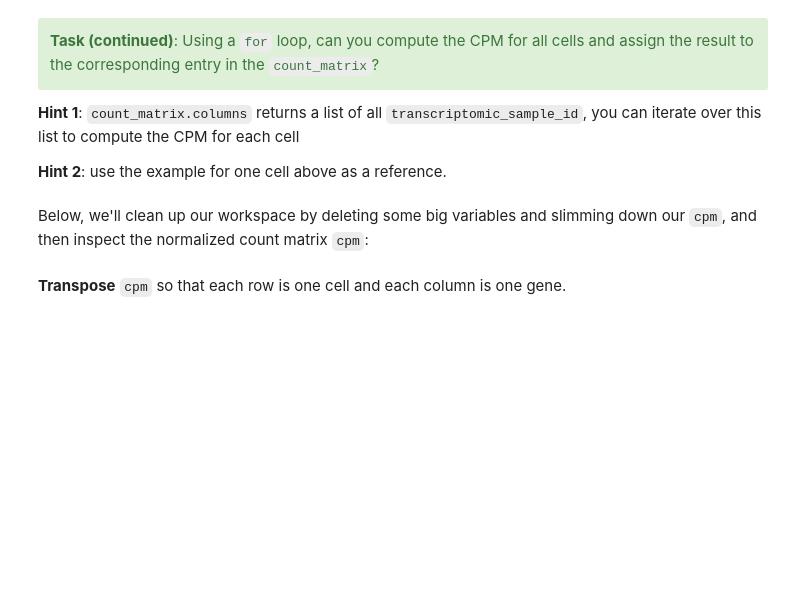
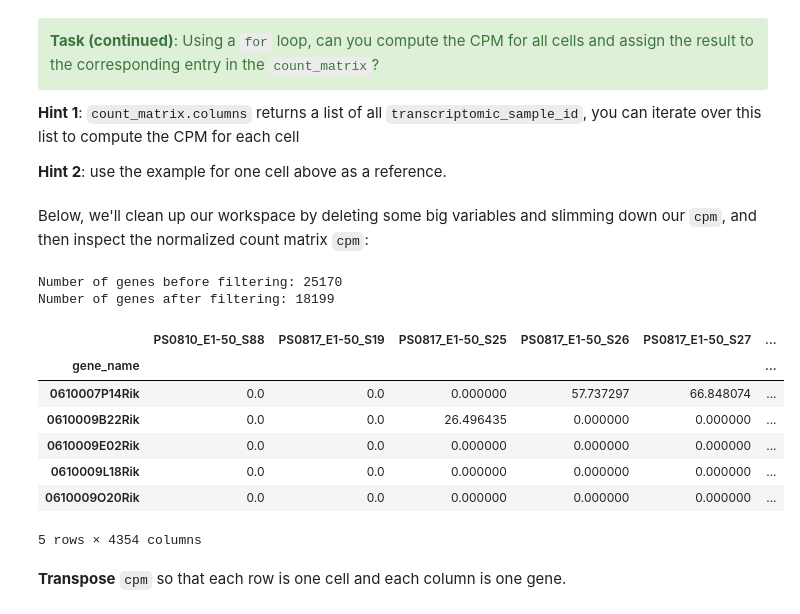
Before and after one commit to AllenInstitute/EducationAndEngagement, a Jupyter notebook: NeuroCodingWorkshop/06_PatchSeq.ipynb, the cells around one changed output. Saved outputs shown, nothing was run; the diff lists cells and outputs as text; code cells hidden in the pictures; blank space fills up the shorter version.

```diff
--- a/NeuroCodingWorkshop/06_PatchSeq.ipynb
+++ b/NeuroCodingWorkshop/06_PatchSeq.ipynb
@@ -212,18 +287,29 @@ Below, we'll clean up our workspace by deleting some big variables and slimming
 # %%
 del count_matrix
 del lib_size
 gc.collect()
 
 # reduce memory usage by downcasting to float32 (no meaningful loss of precision for CPM values)
-cpm = cpm.astype('float32')
+# cpm = cpm.astype('float32')
 
 # keep genes with values more than 2 in more than 100 cells
 n_genes_before = cpm.shape[0]
 cpm = cpm.loc[(cpm > 2).sum(axis=1) > 100, :]
 
 print(f"Number of genes before filtering: {n_genes_before}")
 print(f"Number of genes after filtering: {cpm.shape[0]}")
 cpm.head()
+# %% [output]
+Number of genes before filtering: 25170
+Number of genes after filtering: 18199
+|  | PS0810_E1-50_S88 | PS0817_E1-50_S19 | PS0817_E1-50_S25 | PS0817_E1-50_S26 | PS0817_E1-50_S27 | ... |
+| gene_name |  |  |  |  |  | ... |
+| 0610007P14Rik | 0.0 | 0.0 | 0.000000 | 57.737297 | 66.848074 | ... |
+| 0610009B22Rik | 0.0 | 0.0 | 26.496435 | 0.000000 | 0.000000 | ... |
+| 0610009E02Rik | 0.0 | 0.0 | 0.000000 | 0.000000 | 0.000000 | ... |
+| 0610009L18Rik | 0.0 | 0.0 | 0.000000 | 0.000000 | 0.000000 | ... |
+| 0610009O20Rik | 0.0 | 0.0 | 0.000000 | 0.000000 | 0.000000 | ... |
+5 rows × 4354 columns
 # %% [markdown]
 **Transpose** `cpm` so that each row is one cell and each column is one gene.
 # %%
```
Also changed, not shown: parts of 34 cells of this notebook.
